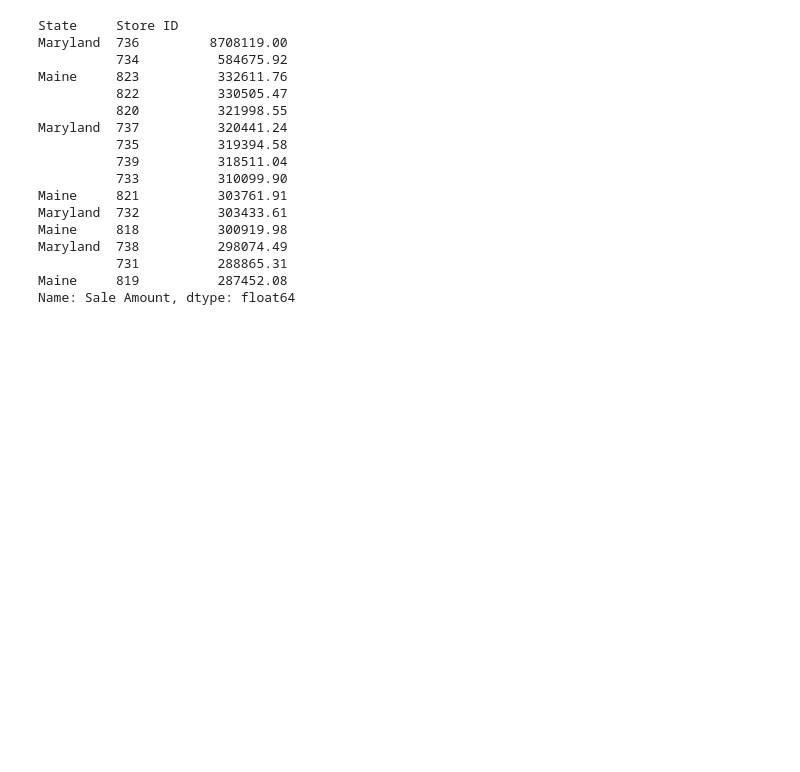
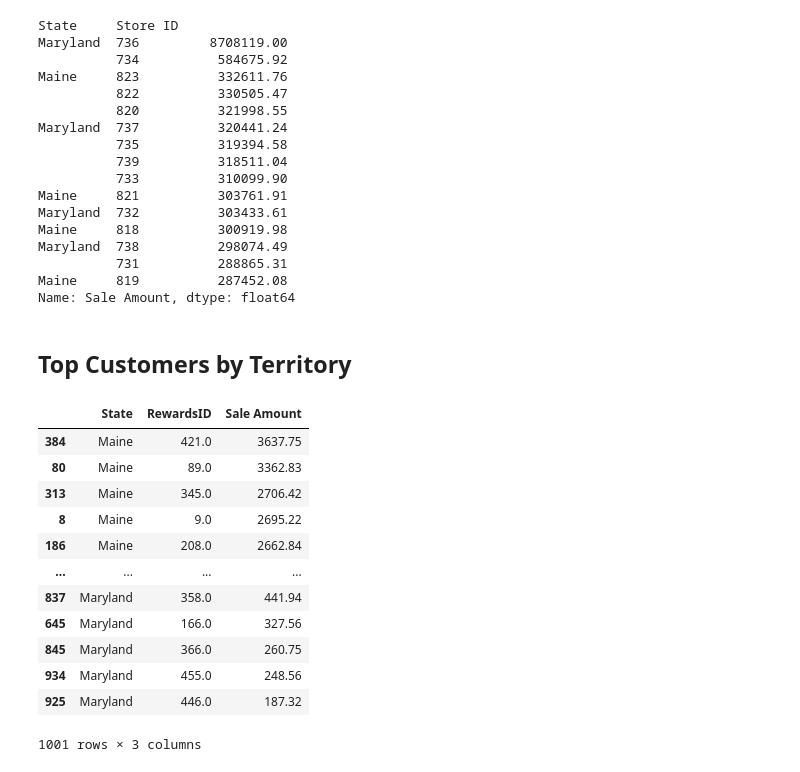
Before and after one commit to Danait378/Capstone_2, a Jupyter notebook: Berhane_sales_analysis.ipynb, the cells around one changed output. Saved outputs shown, nothing was run; the diff lists cells and outputs as text; code cells hidden in the pictures; blank space fills up the shorter version.

```diff
--- a/Berhane_sales_analysis.ipynb
+++ b/Berhane_sales_analysis.ipynb
@@ -246,3 +246,30 @@ Maryland  738          298074.49
           731          288865.31
 Maine     819          287452.08
 Name: Sale Amount, dtype: float64
+# %% [markdown]
+## Top Customers by Territory
+# %%
+top_customers = sales_stores.groupby(
+    ["State", "RewardsID"]
+)["Sale Amount"].sum().reset_index()
+
+top_customers = top_customers.sort_values(
+    ["State", "Sale Amount"],
+    ascending=[True, False]
+)
+
+top_customers
+# %% [output]
+|  | State | RewardsID | Sale Amount |
+| 384 | Maine | 421.0 | 3637.75 |
+| 80 | Maine | 89.0 | 3362.83 |
+| 313 | Maine | 345.0 | 2706.42 |
+| 8 | Maine | 9.0 | 2695.22 |
+| 186 | Maine | 208.0 | 2662.84 |
+| ... | ... | ... | ... |
+| 837 | Maryland | 358.0 | 441.94 |
+| 645 | Maryland | 166.0 | 327.56 |
+| 845 | Maryland | 366.0 | 260.75 |
+| 934 | Maryland | 455.0 | 248.56 |
+| 925 | Maryland | 446.0 | 187.32 |
+1001 rows × 3 columns
```
Also changed, not shown: parts of 3 cells of this notebook.
